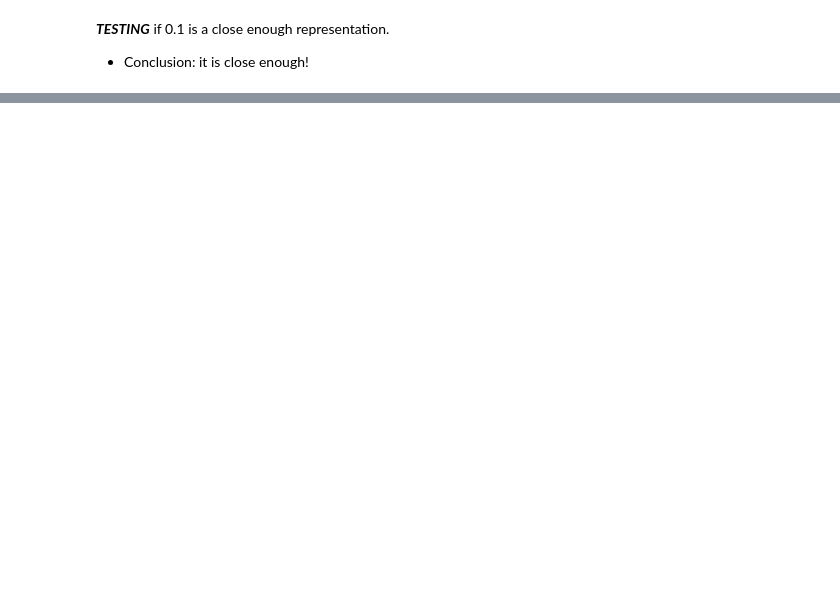
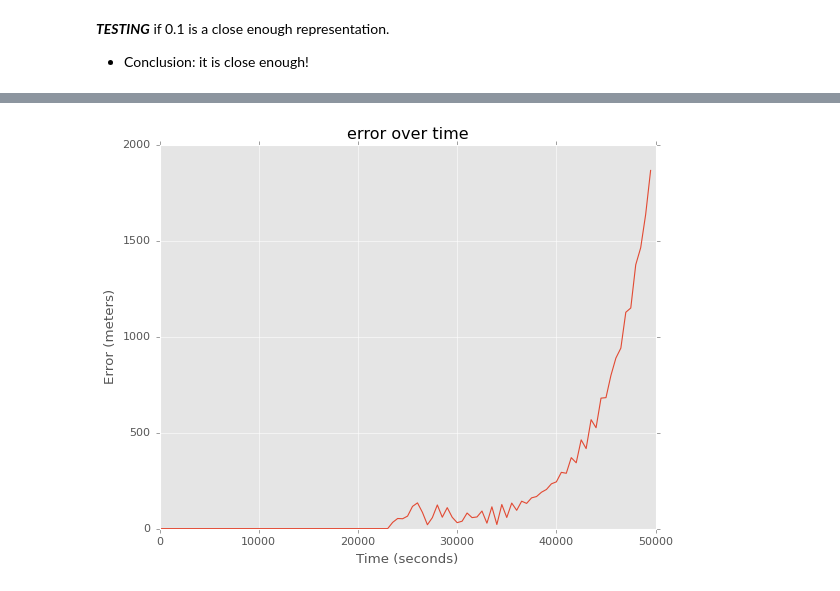
Before and after one commit to henrfj/master_thesis_2023, a Jupyter notebook: numerical_stability.ipynb, the cells around one changed output, grey strips where cells are left out. Saved outputs shown, nothing was run; the diff lists cells and outputs as text; code cells hidden in the pictures; blank space fills up the shorter version.

```diff
--- a/numerical_stability.ipynb
+++ b/numerical_stability.ipynb
@@ -178,0 +204,27 @@ plt.show()
+# %%
+# plotting accumulative error
+Xs_1 = states_1[0, :].T
+Ys_1 = states_1[1, :].T
+Xs_2 = states_2[0, :].T
+Ys_2 = states_2[1, :].T
+
+errors = []
+for s in range(steps):
+    x2 = Xs_2[s, 0]
+    y2 = Ys_2[s, 0]
+
+    x1 = Xs_1[s*times, 0]
+    y1 = Ys_1[s*times, 0]
+
+    error = np.linalg.norm((np.array([x1, y1]) - np.array([x2, y2])))
+    errors.append(error)
+
+time_axis_2 = np.linspace(0, steps*dt2-dt2, steps)
+plt.title("error over time")
+plt.plot(time_axis_2, errors, label="Total error")
+#plt.yscale("log")
+plt.xlabel("Time (seconds)")
+plt.ylabel("Error (meters)")
+plt.show()
+# %% [output]
+[figure, added]
```
Also changed, not shown: parts of 4 cells of this notebook, 14 other files.
